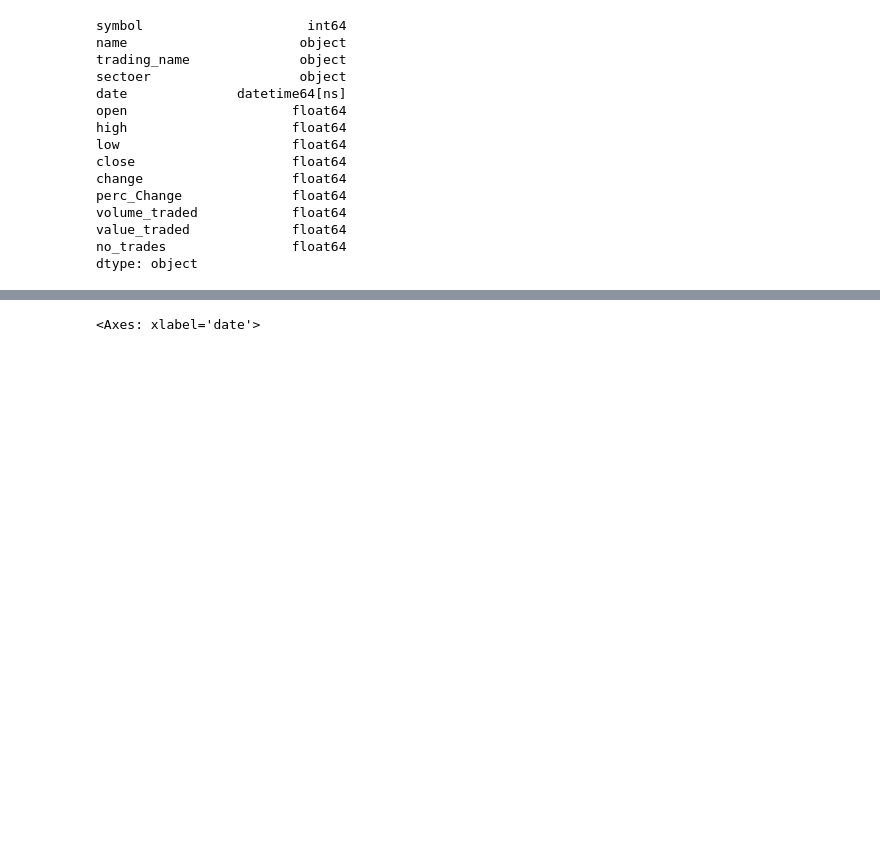
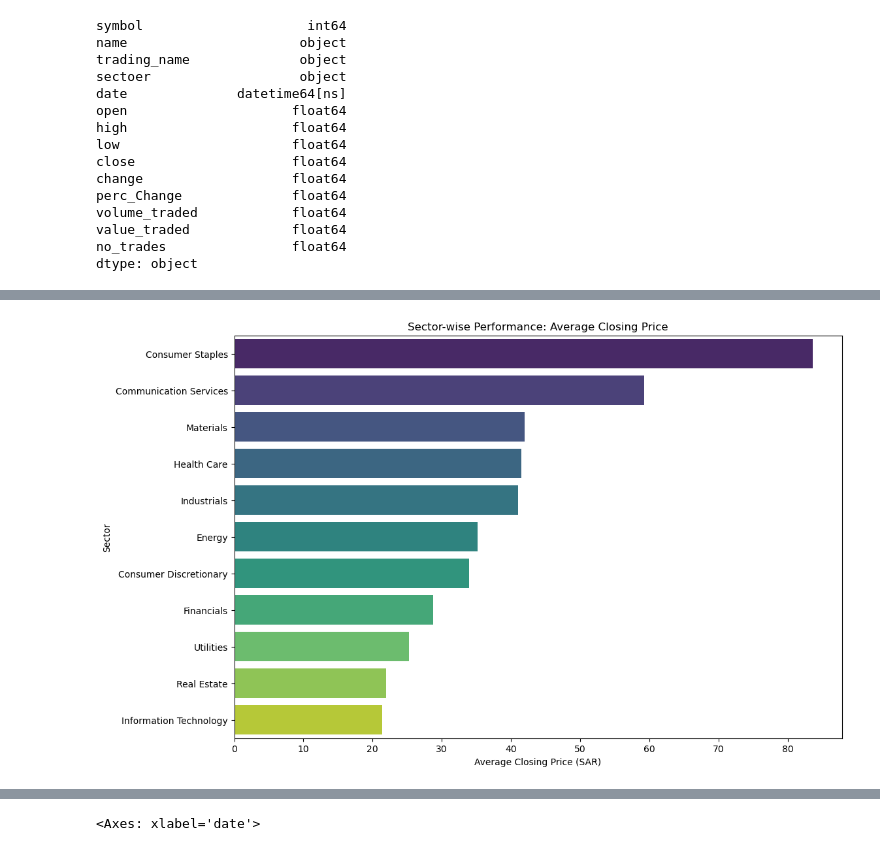
Before and after one commit to bandarr2/ICS574_MarketAlchemists, a Jupyter notebook: ICS574_project.ipynb, the cells around one changed output, grey strips where cells are left out. Drawn from its saved outputs; the diff is of its cells as text; code cells hidden in the pictures; blank space fills up the shorter version.

```diff
--- a/ICS574_project.ipynb
+++ b/ICS574_project.ipynb
@@ -94,3 +104,16 @@ df = df.set_index('date')
+# %%
+# Grouping the data by sector and calculating the average closing price
+sector_performance = df.groupby('sectoer')['close'].mean().sort_values(ascending=False)
+
+# Plotting the sector-wise performance
+plt.figure(figsize=(12, 8))
+sns.barplot(x=sector_performance.values, y=sector_performance.index, palette='viridis')
+plt.title('Sector-wise Performance: Average Closing Price')
+plt.xlabel('Average Closing Price (SAR)')
+plt.ylabel('Sector')
+plt.show()
+# %% [output]
+[figure, added]
 # %%
 # show now again after indexing by month - not by row number
 df.head()
```
Also changed, not shown: parts of 5 cells of this notebook, 3 other files.
